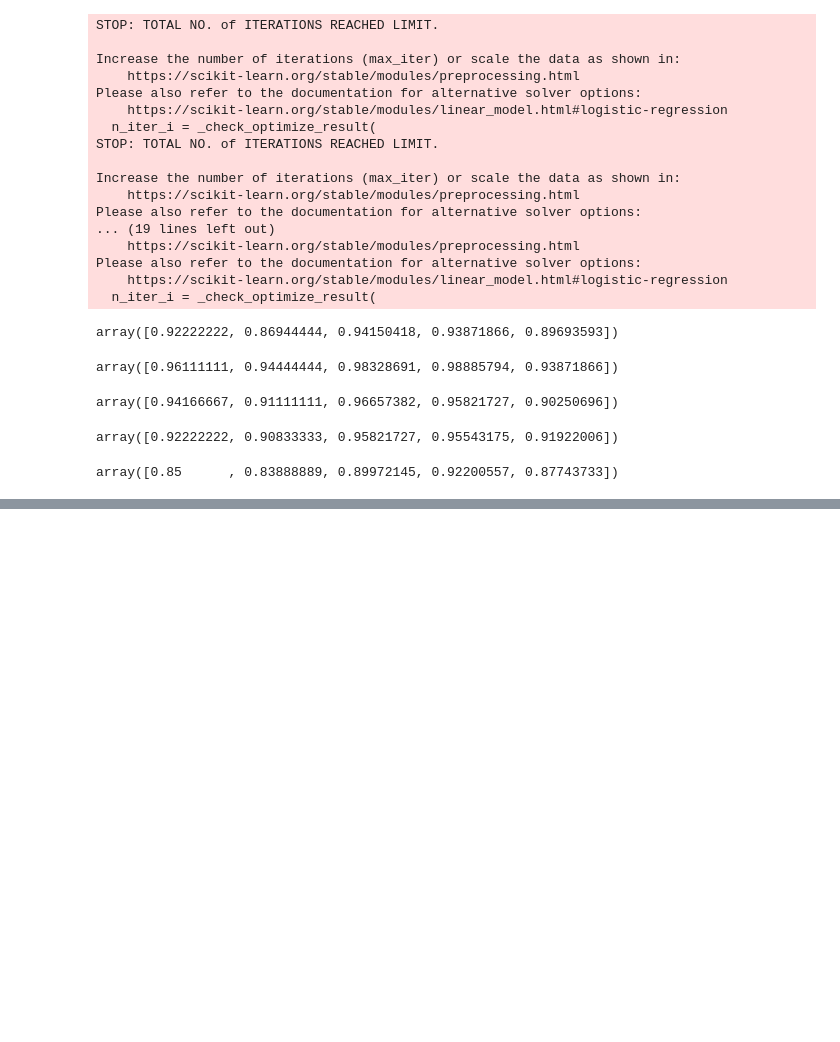
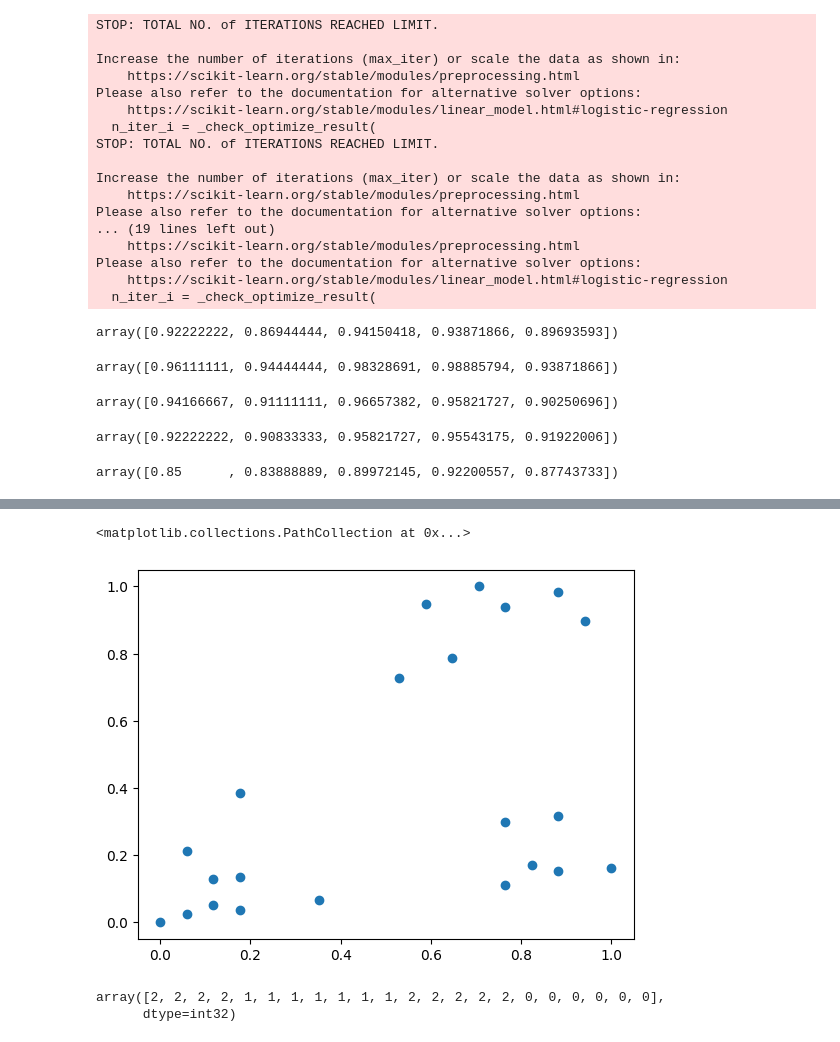
Before and after one commit to AmanKumar9122/NLP_Codes, a Jupyter notebook: Machine_Learning.ipynb, the cells around one changed output, grey strips where cells are left out. Drawn from its saved outputs; the diff is of its cells as text; code cells hidden in the pictures; blank space fills up the shorter version.

```diff
--- a/Machine_Learning.ipynb
+++ b/Machine_Learning.ipynb
@@ -1941,0 +2006,8 @@ array([0.92777778, 0.89444444, 0.95264624, 0.9637883 , 0.92200557])
+# %%
+scaler = MinMaxScaler()
+
+scaler.fit(df[['Income($)']])
+df['Income($)'] = scaler.transform(df[['Income($)']])
+
+scaler.fit(df[['Age']])
+df['Age'] = scaler.transform(df[['Age']])
@@ -1941,0 +2023,12 @@ array([0.92777778, 0.89444444, 0.95264624, 0.9637883 , 0.92200557])
+# %%
+plt.scatter(df.Age,df['Income($)'])
+# %% [output]
+<matplotlib.collections.PathCollection at 0x...>
+[figure, added]
+# %%
+km = KMeans(n_clusters=3)
+y_predicted = km.fit_predict(df[['Age','Income($)']])
+y_predicted
+# %% [output]
+array([2, 2, 2, 2, 1, 1, 1, 1, 1, 1, 1, 2, 2, 2, 2, 2, 0, 0, 0, 0, 0, 0],
+      dtype=int32)
```
Also changed, not shown: parts of 56 cells of this notebook.
